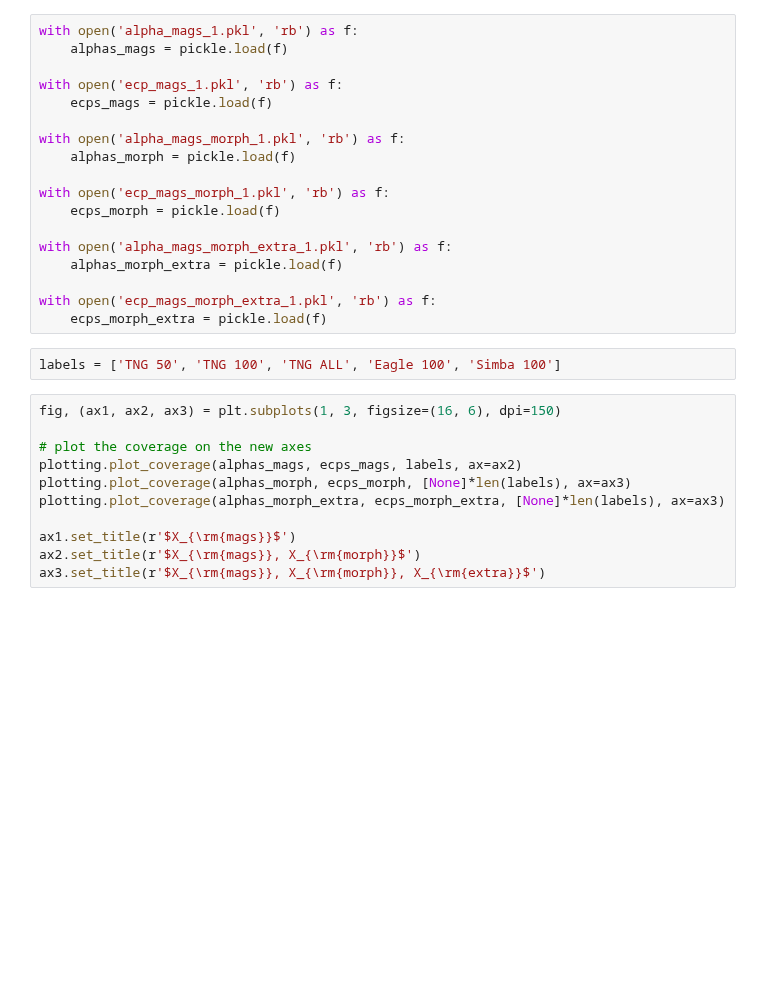
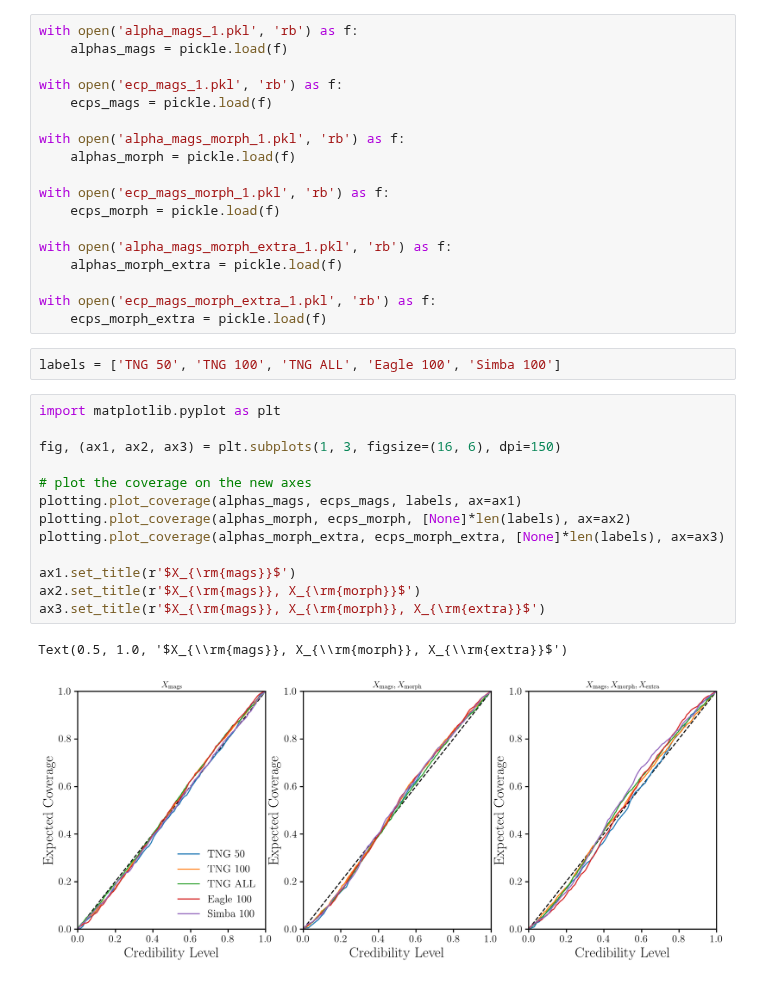
Before and after one commit to galactic-ai/haloflow, a Jupyter notebook: bin/npe/drp_coverage_fig.ipynb, the cells around one changed output. Drawn from its saved outputs; the diff is of its cells as text; blank space fills up the shorter version.

Commit message:
add plots with mags_morph_extra sims

```diff
--- a/bin/npe/drp_coverage_fig.ipynb
+++ b/bin/npe/drp_coverage_fig.ipynb
@@ -54,13 +49,18 @@ with open('ecp_mags_morph_extra_1.pkl', 'rb') as f:
 # %%
 labels = ['TNG 50', 'TNG 100', 'TNG ALL', 'Eagle 100', 'Simba 100']
 # %%
+import matplotlib.pyplot as plt
+
 fig, (ax1, ax2, ax3) = plt.subplots(1, 3, figsize=(16, 6), dpi=150)
 
 # plot the coverage on the new axes
-plotting.plot_coverage(alphas_mags, ecps_mags, labels, ax=ax2)
-plotting.plot_coverage(alphas_morph, ecps_morph, [None]*len(labels), ax=ax3)
+plotting.plot_coverage(alphas_mags, ecps_mags, labels, ax=ax1)
+plotting.plot_coverage(alphas_morph, ecps_morph, [None]*len(labels), ax=ax2)
 plotting.plot_coverage(alphas_morph_extra, ecps_morph_extra, [None]*len(labels), ax=ax3)
 
 ax1.set_title(r'$X_{\rm{mags}}$')
 ax2.set_title(r'$X_{\rm{mags}}, X_{\rm{morph}}$')
 ax3.set_title(r'$X_{\rm{mags}}, X_{\rm{morph}}, X_{\rm{extra}}$')
+# %% [output]
+Text(0.5, 1.0, '$X_{\\rm{mags}}, X_{\\rm{morph}}, X_{\\rm{extra}}$')
+[figure, added]
```
Also changed, not shown: parts of 2 cells of this notebook, 5 other files.
